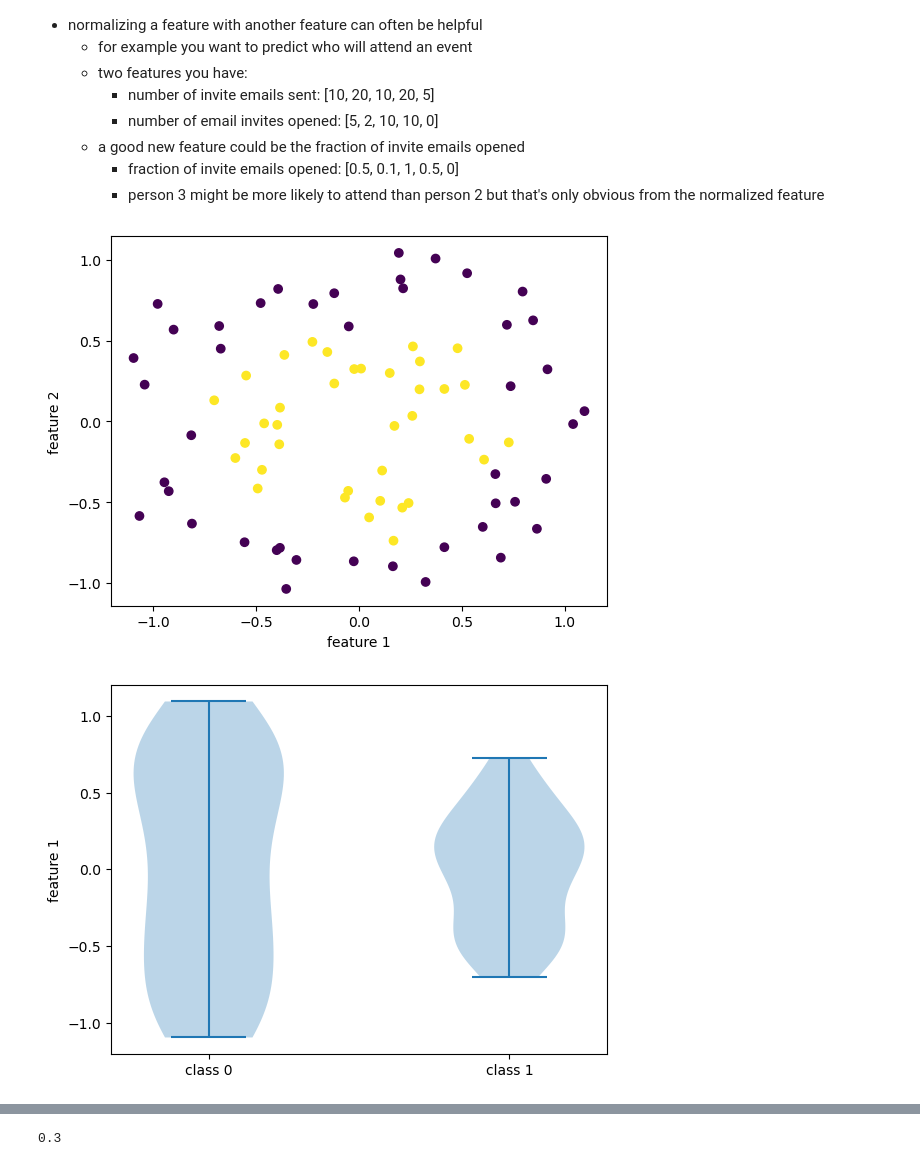
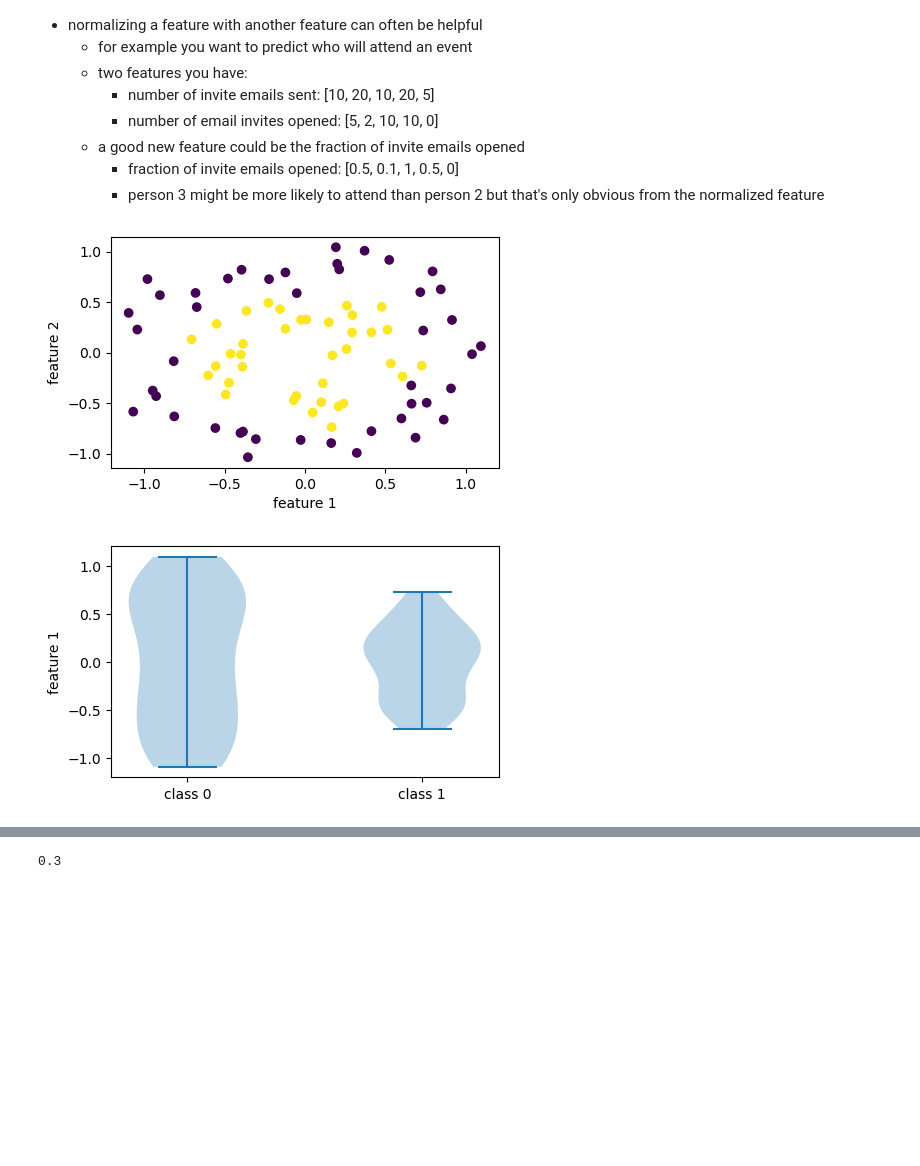
Before and after one commit to BrownDSI/DATA1030-Fall2023, a Jupyter notebook: week4 - misc topics/misc_topics.ipynb, the cells around one changed output, grey strips where cells are left out. Drawn from its saved outputs; the diff is of its cells as text; code cells hidden in the pictures; blank space fills up the shorter version.

```diff
--- a/week4 - misc topics/misc_topics.ipynb
+++ b/week4 - misc topics/misc_topics.ipynb
@@ -383,32 +384,35 @@ Some advice:
 # %%
 from sklearn.datasets import make_circles
 from sklearn.model_selection import train_test_split
 
 X, y = make_circles(noise=0.15, factor=0.5, random_state=1)
 
 X_train, X_test, y_train, y_test = train_test_split(X,y,test_size=0.2,random_state =0)
 
+plt.figure(figsize=(5,3))
 plt.scatter(X_train[:,0],X_train[:,1],c=y_train)
 plt.xlabel('feature 1')
 plt.ylabel('feature 2')
 plt.show()
 
 dataset = [X_train[y_train==0,0],
            X_train[y_train==1,0]]
 
+plt.figure(figsize=(5,3))
 plt.violinplot(dataset = dataset)
 plt.xticks([1,2],['class 0','class 1'])
 plt.ylabel('feature 1')
 plt.show()
 
 
 dataset = [X_train[y_train==0,1],
            X_train[y_train==1,1]]
 
+plt.figure(figsize=(5,3))
 plt.violinplot(dataset = dataset)
 plt.xticks([1,2],['class 0','class 1'])
 plt.ylabel('feature 2')
 plt.show()
 # %% [output]
-[figure, old version]
+[figure, new version]
-[figure, old version]
+[figure, new version]
```
Also changed, not shown: parts of 7 cells of this notebook.
